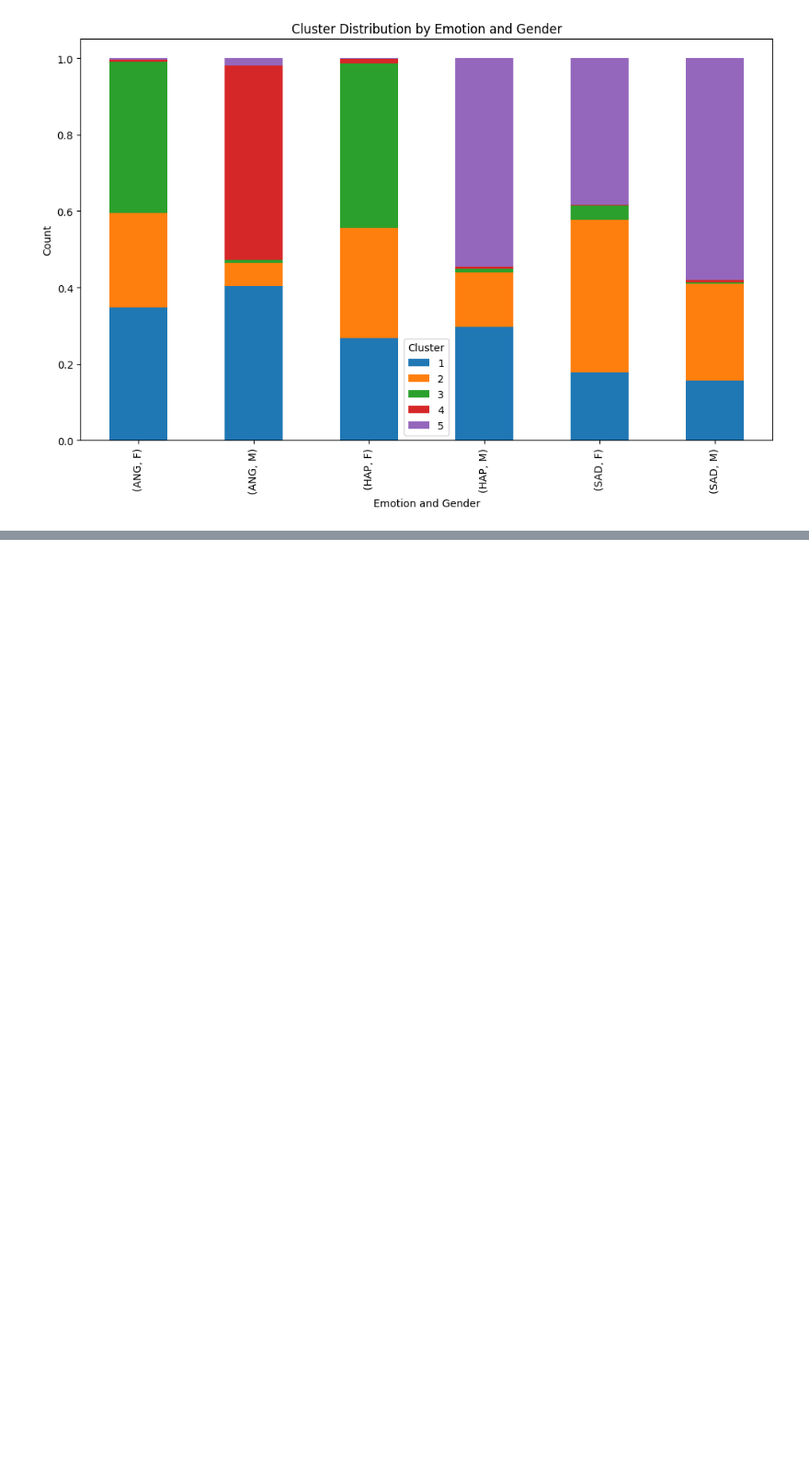
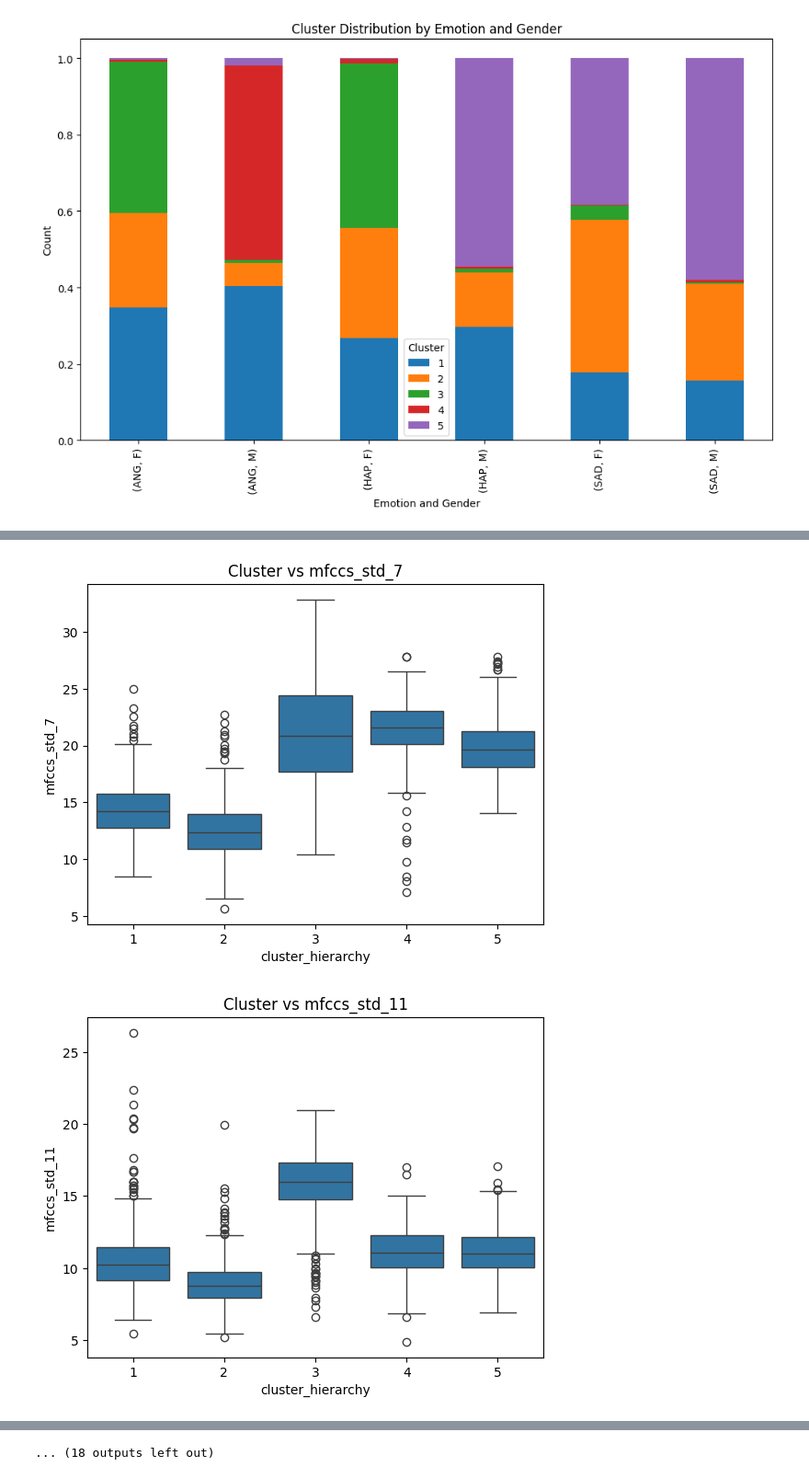
Before and after one commit to dannykaplunski/EmotionsAcrossLangsStatisticalLearning, a Jupyter notebook: Clustering.ipynb, the cells around one changed output, grey strips where cells are left out. Shown at 92% size. Saved outputs shown, nothing was run; the diff lists cells and outputs as text; code cells hidden in the pictures; blank space fills up the shorter version.

Commit message:
added box plots

```diff
--- a/Clustering.ipynb
+++ b/Clustering.ipynb
@@ -237,3 +239,33 @@ plt.show()
 [figure]
 [figure]
 [figure]
+# %%
+
+
+# #Use ANOVA to find the important features
+# def anova_by_cluster_apply(df, feature):
+
+#   def calculate_anova(group_data):
+#     group_data = group_data[[feature]]  # Select only the feature column
+#     data_list = group_data.values.tolist()  # Convert group data to list of lists
+#     F, p = f_oneway(*data_list)  # Perform ANOVA on group data
+#     return pd.Series({'F': F, 'pval': p}, index=[group_data.index[0]])
+
+#   return df.groupby('cluster_hierarchy').apply(calculate_anova).reset_index()
+
+
+
+anova_results = {}
+for feature in train_df.drop(['file_name', 'language', 'emotion', 'gender'] , axis = 1).columns[:-2]:  # exclude the 'Cluster' column
+    groups = [train_df[train_df['cluster_hierarchy'] == cluster][feature] for cluster in train_df['cluster_hierarchy'].unique()]
+    anova_results[feature] = f_oneway(*groups)
+
+#We have so many tests. Do a Bonferroni correction
+num_tests = len(anova_results)
+p_values = [anova_results[feature].pvalue for feature in anova_results]
+corrected_p_values = np.minimum(np.array(p_values) * num_tests, 1.0)  # Bonferroni correction
+
+# Display the results
+anova_results_df = pd.DataFrame(anova_results, index=['F-Statistic', 'P-Value']).T
+anova_results_df['Bonf Ps'] = corrected_p_values
+print(anova_results_df.sort_values(by='Bonf Ps'))
@@ -239,0 +287,10 @@ plt.show()
+# %%
+features = anova_results_df.sort_values(by='Bonf Ps')[0:30].index
+# %%
+for feature in features:
+    sns.boxplot(x='cluster_hierarchy', y=feature, data=train_df)
+    plt.title(f'Cluster vs {feature}')
+    plt.show()
+# %% [output]
+[figure, added]
+[figure, added]
@@ -239,0 +307 @@ plt.show()
+... (18 outputs left out)
```
Also changed, not shown: parts of 4 cells of this notebook.
